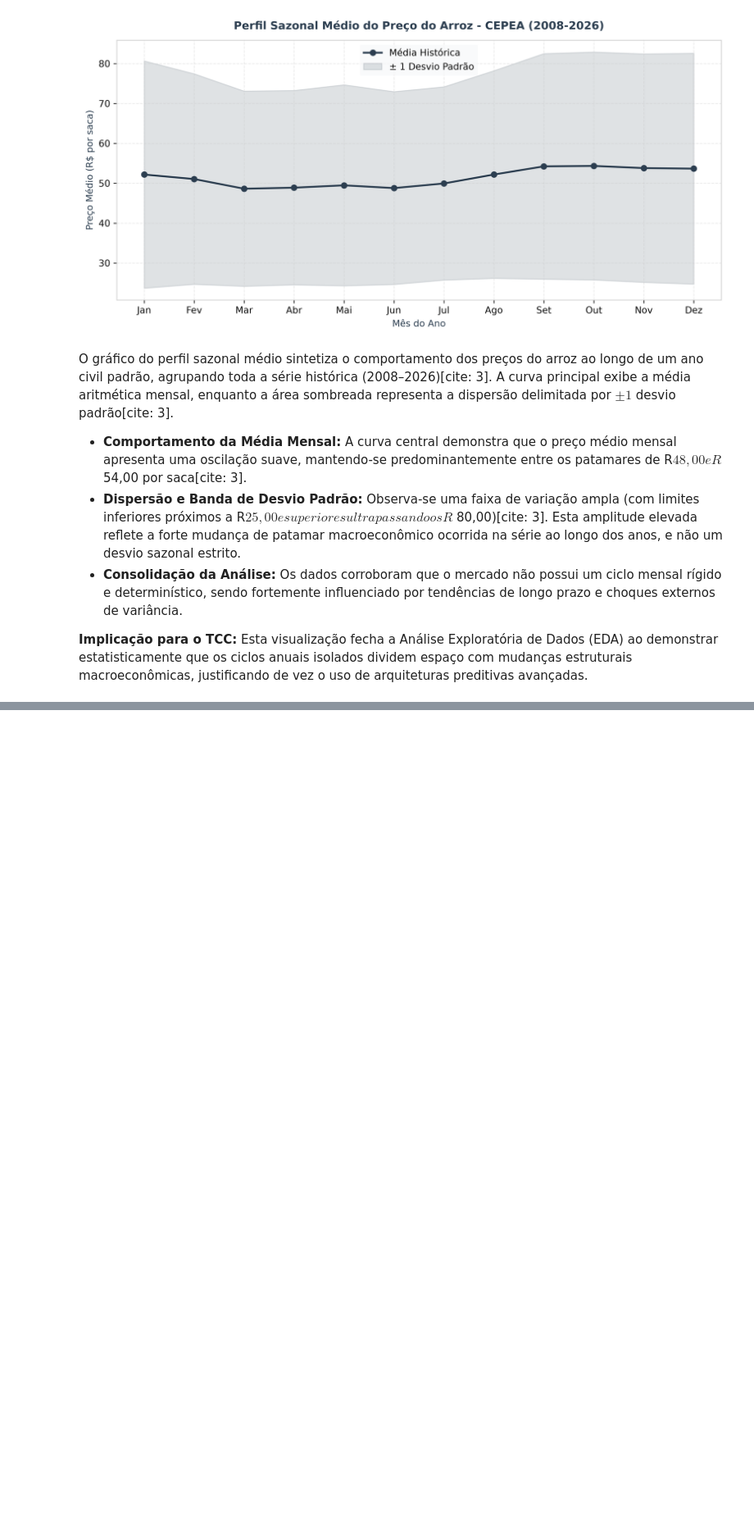
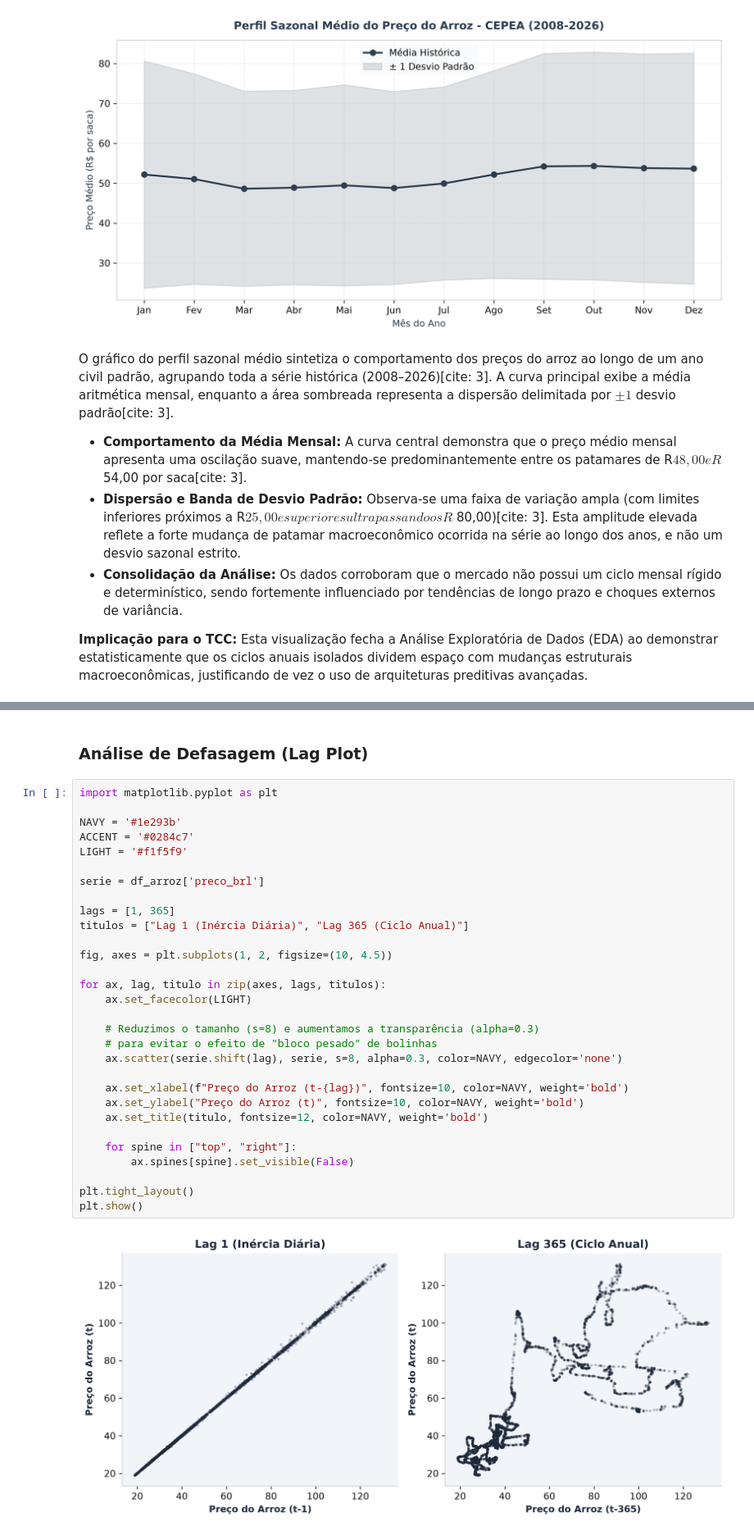
Before and after one commit to brunoOrigem/tcc-predicao-commodities-rs, a Jupyter notebook: notebooks/analise_exploratoria.ipynb, the cells around one changed output, grey strips where cells are left out. Shown at 82% size. Cells and saved outputs as stored; diff of their text form; blank space fills up the shorter version.

```diff
--- a/notebooks/analise_exploratoria.ipynb
+++ b/notebooks/analise_exploratoria.ipynb
@@ -280,0 +338,34 @@ O gráfico do perfil sazonal médio sintetiza o comportamento dos preços do arr
+# %% [markdown]
+### Análise de Defasagem (Lag Plot)
+# %%
+import matplotlib.pyplot as plt
+
+NAVY = '#1e293b'
+ACCENT = '#0284c7'
+LIGHT = '#f1f5f9'
+
+serie = df_arroz['preco_brl']
+
+lags = [1, 365]
+titulos = ["Lag 1 (Inércia Diária)", "Lag 365 (Ciclo Anual)"]
+
+fig, axes = plt.subplots(1, 2, figsize=(10, 4.5))
+
+for ax, lag, titulo in zip(axes, lags, titulos):
+    ax.set_facecolor(LIGHT)
+
+    # Reduzimos o tamanho (s=8) e aumentamos a transparência (alpha=0.3)
+    # para evitar o efeito de "bloco pesado" de bolinhas
+    ax.scatter(serie.shift(lag), serie, s=8, alpha=0.3, color=NAVY, edgecolor='none')
+
+    ax.set_xlabel(f"Preço do Arroz (t-{lag})", fontsize=10, color=NAVY, weight='bold')
+    ax.set_ylabel("Preço do Arroz (t)", fontsize=10, color=NAVY, weight='bold')
+    ax.set_title(titulo, fontsize=12, color=NAVY, weight='bold')
+
+    for spine in ["top", "right"]:
+        ax.spines[spine].set_visible(False)
+
+plt.tight_layout()
+plt.show()
+# %% [output]
+[figure, added]
```
Also changed, not shown: parts of 4 cells of this notebook.
